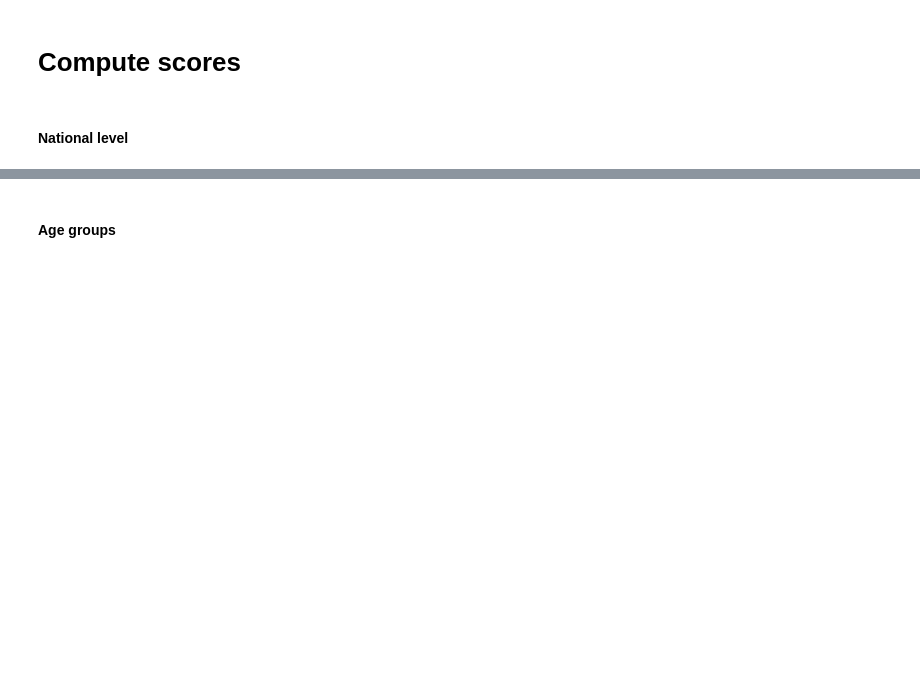
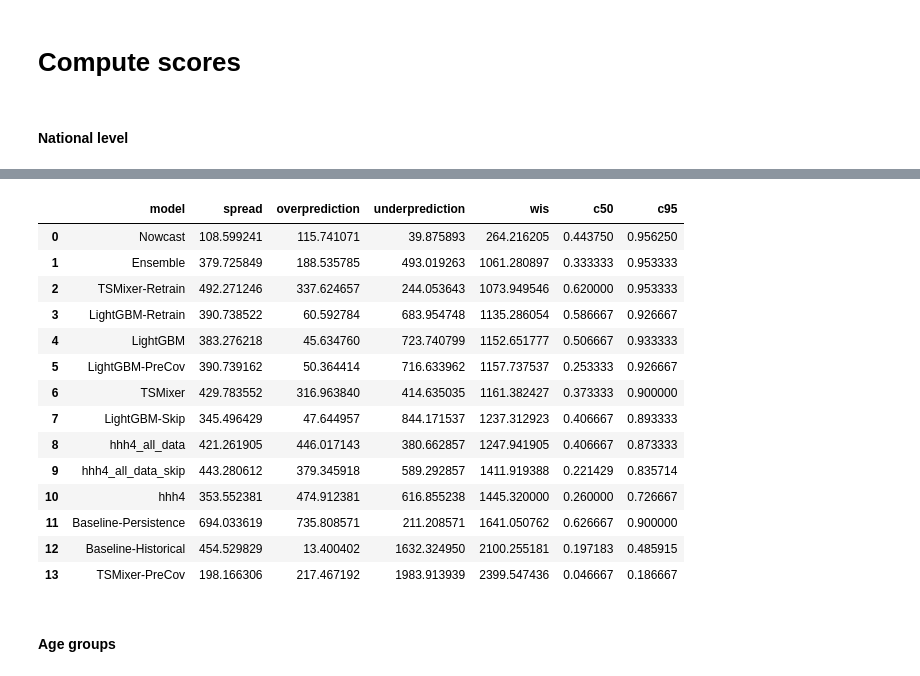
Before and after one commit to dwolffram/SARI-ML, a Jupyter notebook: post-covid/nowcast_evaluation.ipynb, the cells around one changed output, grey strips where cells are left out. Drawn from its saved outputs; the diff is of its cells as text; code cells hidden in the pictures; blank space fills up the shorter version.

```diff
--- a/post-covid/nowcast_evaluation.ipynb
+++ b/post-covid/nowcast_evaluation.ipynb
@@ -98,3 +168,21 @@ evaluate_models(df, 'national')
+# %%
+evaluate_models(df, 'national')
+# %% [output]
+|  | model | spread | overprediction | underprediction | wis | c50 | c95 |
+| 0 | Nowcast | 108.599241 | 115.741071 | 39.875893 | 264.216205 | 0.443750 | 0.956250 |
+| 1 | Ensemble | 379.725849 | 188.535785 | 493.019263 | 1061.280897 | 0.333333 | 0.953333 |
+| 2 | TSMixer-Retrain | 492.271246 | 337.624657 | 244.053643 | 1073.949546 | 0.620000 | 0.953333 |
+| 3 | LightGBM-Retrain | 390.738522 | 60.592784 | 683.954748 | 1135.286054 | 0.586667 | 0.926667 |
+| 4 | LightGBM | 383.276218 | 45.634760 | 723.740799 | 1152.651777 | 0.506667 | 0.933333 |
+| 5 | LightGBM-PreCov | 390.739162 | 50.364414 | 716.633962 | 1157.737537 | 0.253333 | 0.926667 |
+| 6 | TSMixer | 429.783552 | 316.963840 | 414.635035 | 1161.382427 | 0.373333 | 0.900000 |
+| 7 | LightGBM-Skip | 345.496429 | 47.644957 | 844.171537 | 1237.312923 | 0.406667 | 0.893333 |
+| 8 | hhh4_all_data | 421.261905 | 446.017143 | 380.662857 | 1247.941905 | 0.406667 | 0.873333 |
+| 9 | hhh4_all_data_skip | 443.280612 | 379.345918 | 589.292857 | 1411.919388 | 0.221429 | 0.835714 |
+| 10 | hhh4 | 353.552381 | 474.912381 | 616.855238 | 1445.320000 | 0.260000 | 0.726667 |
+| 11 | Baseline-Persistence | 694.033619 | 735.808571 | 211.208571 | 1641.050762 | 0.626667 | 0.900000 |
+| 12 | Baseline-Historical | 454.529829 | 13.400402 | 1632.324950 | 2100.255181 | 0.197183 | 0.485915 |
+| 13 | TSMixer-PreCov | 198.166306 | 217.467192 | 1983.913939 | 2399.547436 | 0.046667 | 0.186667 |
 # %%
 # evaluate_models(df, 'national', by_horizon=True)
 # %% [markdown]
```
Also changed, not shown: parts of 31 cells of this notebook, 8 other files.
